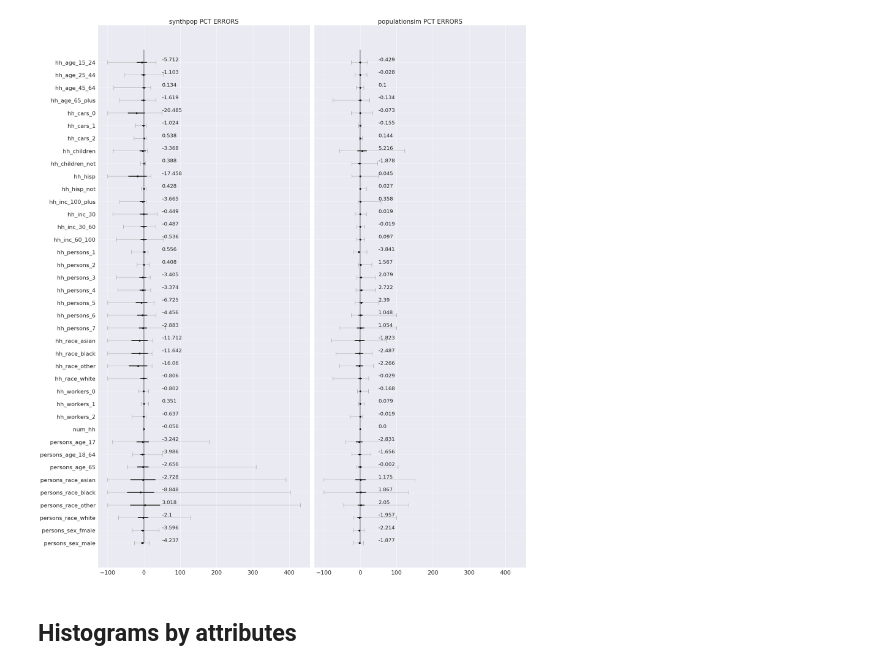
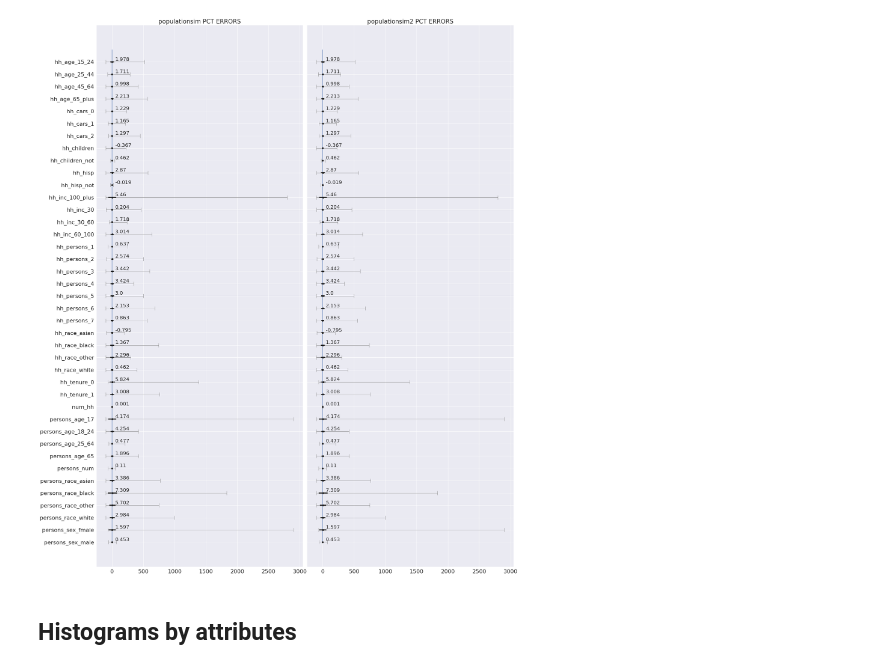
Before and after one commit to SEMCOG/SEMCOG_popsim, a Jupyter notebook: notebooks/output_stats_plots.ipynb, the cells around one changed output. Drawn from its saved outputs; the diff is of its cells as text; code cells hidden in the pictures.

Commit message:
can plot with only 1 subplot

```diff
--- a/notebooks/output_stats_plots.ipynb
+++ b/notebooks/output_stats_plots.ipynb
@@ -22,6 +22,7 @@ def sub_error_plot(df, ax=None, tle_text=""):
     df generated from pct_diff.describe()
     plot shows mean values
     """
+    sns.set(font_scale=2)
     if ax is None:
         ax = plt.gca()
     ax.vlines(0, 0, len(df)) #draw the y axis on 0
@@ -49,39 +73,44 @@ def compare_plots(lst_dfs):
                             figsize=(30, max(5, len(lst_dfs[0]))),
                             gridspec_kw={'hspace': 0, 'wspace': 0.02})
     c=0
-    for df in lst_dfs:
-        sub_error_plot(df, axs[c], " ".join(df.name.split("_")))
-        c += 1
+    if len(lst_dfs) <= 1:
+        sub_error_plot(lst_dfs[0], axs, " ".join(df.name.split("_")))
+    else:
+        for df in lst_dfs:
+            sub_error_plot(df, axs[c], " ".join(df.name.split("_")))
+            c += 1
 
     return fig
 # %%
-dt_sum = {'synpop': 'synthpop/oakland_BLKGRP_summary.csv', 'result':'output/summary_BLKGRP.csv'}
-names = {'synpop': 'synthpop', 'result':'populationsim'}
+#dt_sum = {'synpop': 'synthpop/oakland_BLKGRP_summary.csv', 'result':'output/summary_BLKGRP.csv'}
+#names = {'synpop': 'synthpop', 'result':'populationsim'}
+dt_sum = {'result1':'../output/final_summary_BLKGRP.csv', 'result2':'../output/final_summary_BLKGRP.csv'}
+names = {'result1':'populationsim', 'result2':'populationsim2'}
 lst_dfs = []
 lst_diffs = []
 
 for k in dt_sum.keys():
     dfr = pd.read_csv(dt_sum[k], index_col = 'id')
     flds = [x.replace('_control', '') for x in dfr.columns.values if x.find('_control') >=0 ]
     controls = [ x + '_control' for x in flds]
-    results = [ x + "_" + k for x in flds]
+    results = [ x + "_result" for x in flds]
     df1=dfr[controls]
     df1.columns=flds
     df2=dfr[results]
     df2.columns=flds
     df_cpt_dif = pct_dif(df1, df2)
     df_cpt_dif.name = k
     lst_diffs.append(df_cpt_dif)
 
     dfp = df_cpt_dif.describe().T.sort_index(axis = 0, ascending = False)
     dfp.name = names[k]
     lst_dfs.append(dfp)
 
 
 fig= compare_plots(lst_dfs)
-fig.savefig('validation/semcog_python/synpop_popsim_error_plot.png', bbox_inches = "tight")
+fig.savefig('error_plot.png', bbox_inches = "tight")
 # %% [output]
-[figure, old version]
+[figure, new version]
 # %% [markdown]
 ## Histograms by attributes
 # %%
```
Also changed, not shown: parts of 1 cell of this notebook.
